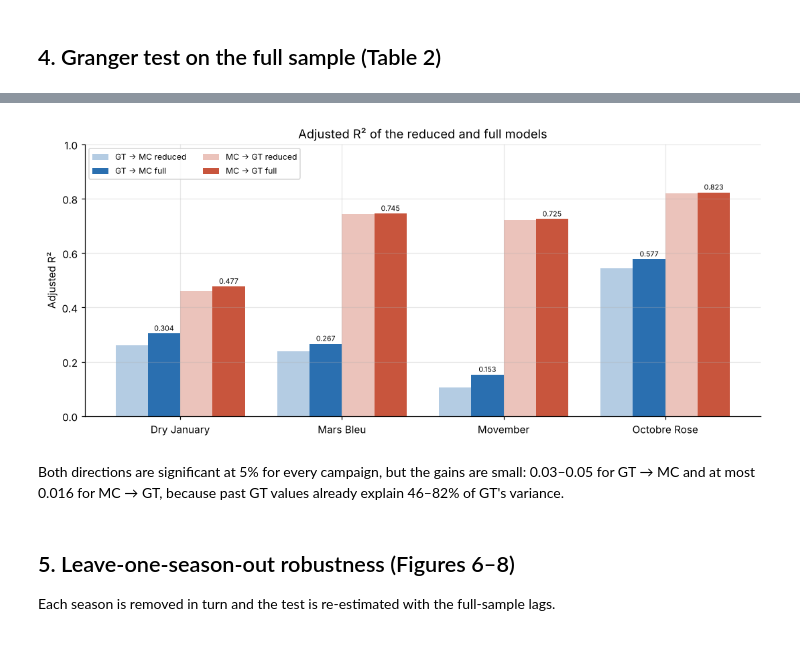
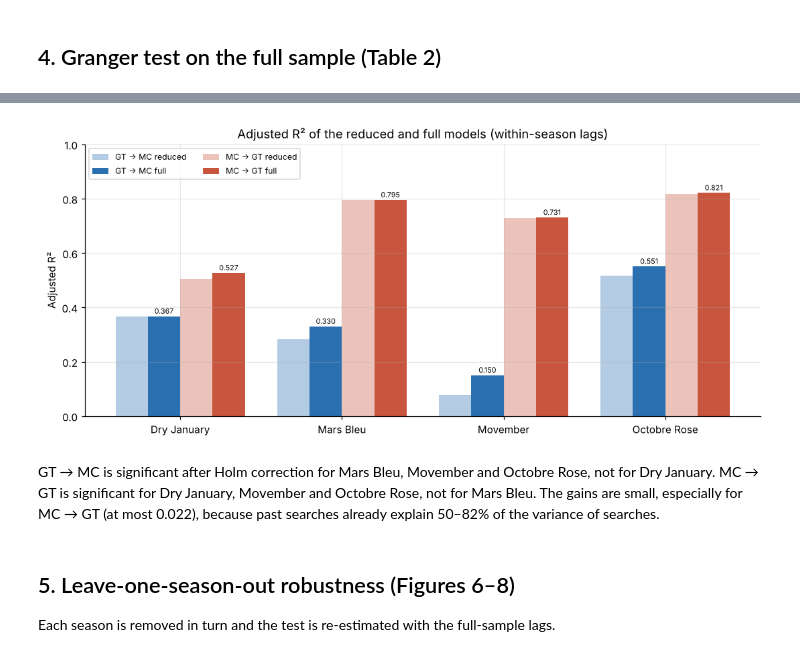
Before and after one commit to timothee-roi/publichealth-campaigns-datascience, a Jupyter notebook: notebooks/03_granger_analysis.ipynb, the cells around one changed output, grey strips where cells are left out. Drawn from its saved outputs; the diff is of its cells as text; code cells hidden in the pictures.

```diff
--- a/notebooks/03_granger_analysis.ipynb
+++ b/notebooks/03_granger_analysis.ipynb
@@ -38,9 +43,13 @@ import matplotlib.pyplot as plt
 
 from phc.config import CAMPAIGNS, FIG_DIR, TAB_DIR
 from phc import granger as G
+from phc.kernel_granger import holm
 
 MAX_LAG = 20
 ALPHA = 0.05
+SPEC = dict(common_sample=True, by_season=True)   # main specification (see above)
+N_BOOT = 999          # season-bootstrap resamples
+HORIZON, SHOCK = 30, 10.0   # impulse responses: days ahead, size of the pulse (points)
 CODES = ["DJ", "MB", "Mov", "OR"]          # order of Table 2
 LABEL = {c: CAMPAIGNS[c].label for c in CODES}
 DIR_COLOR = {"GT → MC": "#2a6fb0", "MC → GT": "#c8553d"}
@@ -105,7 +113,7 @@ sample (starting at day $\max(p_1,p_2)$) and lags run across season boundaries.
 lags, grids = {}, {}
 for c, df in data.items():
     for effect, cause, lab in G.DIRECTIONS:
-        grid = G.aic_grid(df, effect, cause, MAX_LAG)
+        grid = G.aic_grid(df, effect, cause, MAX_LAG, **SPEC)
         grids[c, lab] = grid
         lags[c, lab] = G.best_lags(grid)
 pd.Series({f"{LABEL[c]} {lab}": v for (c, lab), v in lags.items()}, name="(p1*, p2*)").to_frame()
@@ -159,14 +167,14 @@ rows = []
 for c, df in data.items():
     for effect, cause, lab in G.DIRECTIONS:
         p1, p2 = lags[c, lab]
-        res = G.granger_test(df, effect, cause, p1, p2)
-        lo = G.loyo(df, effect, cause, p1, p2, alpha=ALPHA)
+        res = G.granger_test(df, effect, cause, p1, p2, by_season=True)
+        lo = G.loyo(df, effect, cause, p1, p2, by_season=True, alpha=ALPHA)
         rows.append({"campaign": LABEL[c], "direction": lab, "(p1*, p2*)": (p1, p2),
                      **{k: res[k] for k in ("n", "F", "pval", "r2adj_red", "r2adj_full", "delta_r2adj")},
                      "LOYO significant": f"{lo['significant'].sum()}/{len(lo)}",
                      "LOYO mean ΔR²adj": lo["delta_r2adj"].mean()})
 table2 = pd.DataFrame(rows)
-table2.to_csv(TAB_DIR / "table2_granger_full_sample.csv", index=False)
+table2["p_holm"] = holm(table2["pval"])
 table2
 # %% [output]
 |  | campaign | direction | (p1*, p2*) | n | F | pval | r2adj_red | r2adj_full | delta_r2adj | ... |
@@ -230,27 +224,28 @@ rounding: the paper subtracts the rounded R² values.
 # %%
 # Figure 5: adjusted R² of reduced and full models
 fig, ax = plt.subplots(figsize=(10, 4.5))
 x = np.arange(len(CODES))
 w = 0.2
 for j, (_, _, lab) in enumerate(G.DIRECTIONS):
     sub = table2[table2["direction"] == lab].set_index("campaign").loc[[LABEL[c] for c in CODES]]
     col = DIR_COLOR[lab]
     off = (-1.5 + 2 * j) * w
     ax.bar(x + off, sub["r2adj_red"], w, color=col, alpha=0.35, label=f"{lab} reduced")
     ax.bar(x + off + w, sub["r2adj_full"], w, color=col, label=f"{lab} full")
     for xi, v in zip(x + off + w, sub["r2adj_full"]):
         ax.text(xi, v + 0.01, f"{v:.3f}", ha="center", fontsize=7)
 ax.set(xticks=x, xticklabels=[LABEL[c] for c in CODES], ylabel="Adjusted R²", ylim=(0, 1))
 ax.legend(ncol=2, fontsize=8, loc="upper left")
-ax.set_title("Adjusted R² of the reduced and full models")
+ax.set_title("Adjusted R² of the reduced and full models (within-season lags)")
 fig.tight_layout()
 fig.savefig(FIG_DIR / "fig05_adjusted_r2.png", dpi=200, bbox_inches="tight")
 # %% [output]
-[figure, old version]
+[figure, new version]
-# %% [markdown]
-Both directions are significant at 5% for every campaign, but the gains are small:
-0.03–0.05 for GT → MC and at most 0.016 for MC → GT, because past GT values already
-explain 46–82% of GT's variance.
+# %% [markdown]
+GT → MC is significant after Holm correction for Mars Bleu, Movember and Octobre Rose, not
+for Dry January. MC → GT is significant for Dry January, Movember and Octobre Rose, not for
+Mars Bleu. The gains are small, especially for MC → GT (at most 0.022), because past
+searches already explain 50–82% of the variance of searches.
 # %% [markdown]
 ## 5. Leave-one-season-out robustness (Figures 6–8)
 
```
Also changed, not shown: parts of 25 cells of this notebook, 35 other files.
